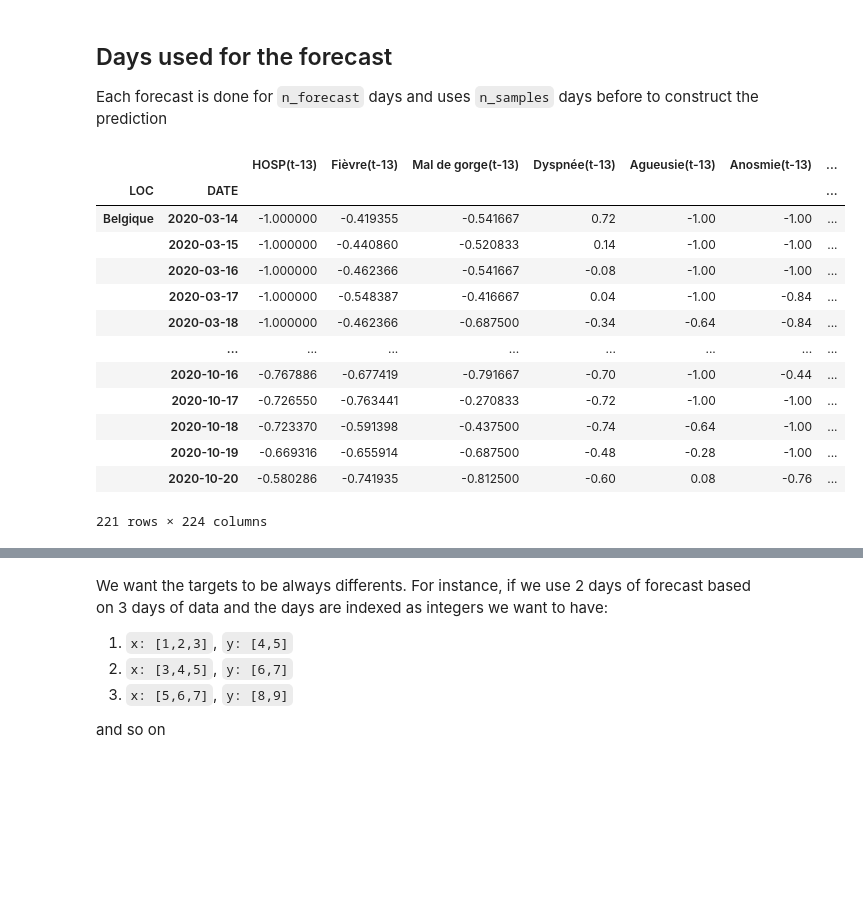
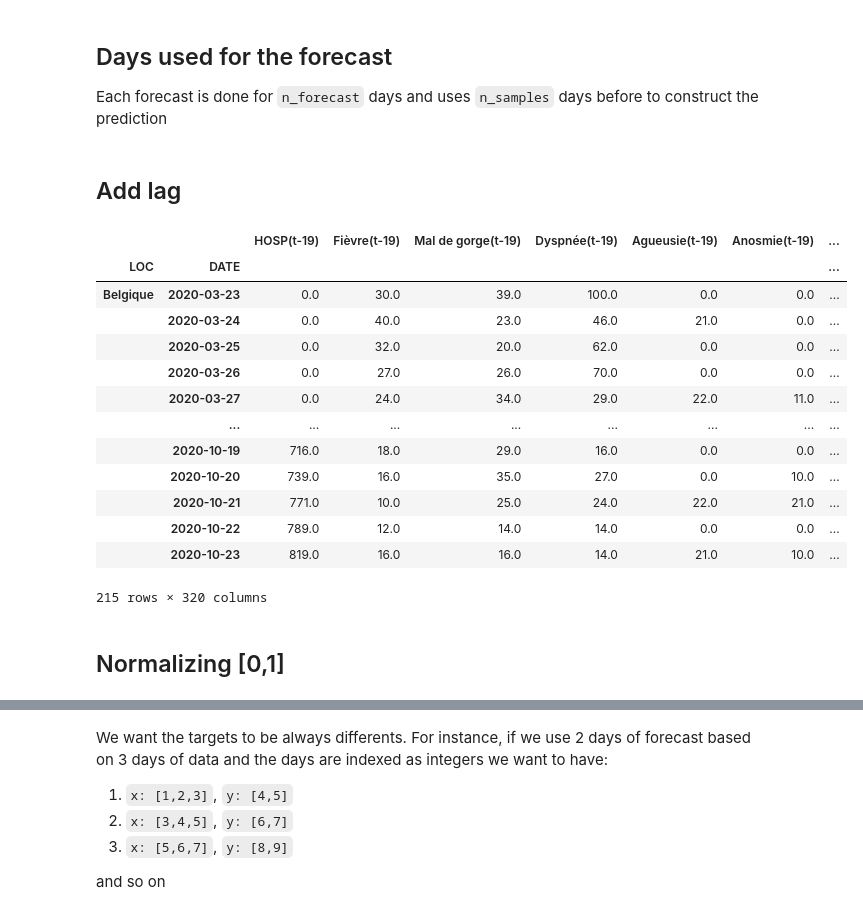
Before and after one commit to gerardmargaux/CovidThesis, a Jupyter notebook: src/LSTM.ipynb, the cells around one changed output, grey strips where cells are left out. Drawn from its saved outputs; the diff is of its cells as text; code cells hidden in the pictures; blank space fills up the shorter version.

```diff
--- a/src/LSTM.ipynb
+++ b/src/LSTM.ipynb
@@ -84,12 +82,12 @@ def create_dataframe_hospi(hospi_france, hospi_belgium, department_france, geo):
     hospitalisations = pd.read_csv(hospi_france, sep=";")
     data_fr = hospitalisations.join(departements.set_index('departmentCode'), on="dep").groupby(["regionName", "jour"],
                                                                                                 as_index=False).agg(
-        {"incid_hosp": "sum"})
-    data_fr = data_fr.rename(columns={"jour": "DATE", "incid_hosp": "HOSP", "regionName": "LOC"})
+        {"hosp": "sum"})
+    data_fr = data_fr.rename(columns={"jour": "DATE", "hosp": "HOSP", "regionName": "LOC"})
 
     # Belgian data
-    data_be = pd.read_csv(hospi_belgium).groupby(["DATE"]).agg({"NEW_IN": "sum"}).reset_index().rename(
-        columns={"NEW_IN": "HOSP"})
+    data_be = pd.read_csv(hospi_belgium).groupby(["DATE"]).agg({"TOTAL_IN": "sum"}).reset_index().rename(
+        columns={"TOTAL_IN": "HOSP"})
     data_be["LOC"] = "Belgique"
 
     # Full data
@@ -143,8 +141,6 @@ def create_df_trends(url_trends, geo):
 url_trends = "https://raw.githubusercontent.com/gerardmargaux/CovidThesis/master/data/trends/model/"
 url_hospi_belgium = "https://raw.githubusercontent.com/gerardmargaux/CovidThesis/master/data/hospi/be-covid-hospi.csv"
 url_department_france = "https://raw.githubusercontent.com/gerardmargaux/CovidThesis/master/src/france_departements.csv"
-url_hospi_france = "https://raw.githubusercontent.com/gerardmargaux/CovidThesis/master/data/hospi/fr-covid-hospi.csv"
+url_hospi_france = "https://raw.githubusercontent.com/gerardmargaux/CovidThesis/master/data/hospi/fr-covid-hospi-total.csv"
 df_trends = create_df_trends(url_trends, geocodes)
 df_hospi = create_dataframe_hospi(url_hospi_france, url_hospi_belgium, url_department_france, geocodes)
-merged_df = {k: pd.merge(df_hospi[k], df_trends[k], left_index=True, right_index=True) for k,v in geocodes.items()}
-merged_df
@@ -206,39 +152,61 @@ n_samples = 14  # Number of days used to make the prediction
+# %%
+n_forecast = 7  # Number of days we want to predict
+n_samples = 20  # Number of days used to make the prediction
+shift_hospi = 1  # delay between a date and its newest hosp value for this date
+# (ex: 26/10's newest value is for 25/10)
+shift_trends = 3  # delay between a date and its newest trends value for this date
+# %% [markdown]
+## Add lag
+# %%
+def timeseries_shift(data, lag, dropna=True):
+    """
+    Changes all columns with their shifted data
+    """
+    return data.shift(lag).dropna()
+
+for k in geocodes.keys():
+    df_hospi[k] = timeseries_shift(df_hospi[k], shift_hospi)
+    df_trends[k] = timeseries_shift(df_trends[k], shift_trends)
 # %%
 def timeseries_add_lag(data, lag, dropna=True):
     """
-    add lagged values to dataframe
+    Adds lagged values to dataframe
     """
     df = pd.DataFrame(data)
     init_columns = df.columns
     columns = [df.shift(i) for i in range(lag-1, 0, -1)]
     renaming = {}  # rename the columns
     delay = lag-1
     for i in range(lag-1):
         for k in init_columns:
             renaming[k] = f'{k}(t-{delay})'
         columns[i].rename(columns=renaming ,inplace=True)
         delay -= 1
     columns.append(df)
     df = pd.concat(columns, axis=1)
     return df.dropna() if dropna else df
 
-n_features = merged_df['BE'].shape[1]
-lagged_df = {}
+
+merged_df = {k: pd.merge(df_hospi[k], df_trends[k], left_index=True, right_index=True).dropna() for k,v in geocodes.items()}
+n_features = len(merged_df['BE'].columns)
 for k in geocodes.keys():
-    lagged_df[k] = timeseries_add_lag(merged_df[k], n_samples)
-lagged_df['BE']
+    merged_df[k] = timeseries_add_lag(merged_df[k], n_samples)
+
+merged_df['BE']
 # %% [output]
-|  |  | HOSP(t-13) | Fièvre(t-13) | Mal de gorge(t-13) | Dyspnée(t-13) | Agueusie(t-13) | Anosmie(t-13) | ... |
+|  |  | HOSP(t-19) | Fièvre(t-19) | Mal de gorge(t-19) | Dyspnée(t-19) | Agueusie(t-19) | Anosmie(t-19) | ... |
 | LOC | DATE |  |  |  |  |  |  | ... |
-| Belgique | 2020-03-14 | -1.000000 | -0.419355 | -0.541667 | 0.72 | -1.00 | -1.00 | ... |
-|  | 2020-03-15 | -1.000000 | -0.440860 | -0.520833 | 0.14 | -1.00 | -1.00 | ... |
-|  | 2020-03-16 | -1.000000 | -0.462366 | -0.541667 | -0.08 | -1.00 | -1.00 | ... |
-|  | 2020-03-17 | -1.000000 | -0.548387 | -0.416667 | 0.04 | -1.00 | -0.84 | ... |
-|  | 2020-03-18 | -1.000000 | -0.462366 | -0.687500 | -0.34 | -0.64 | -0.84 | ... |
+| Belgique | 2020-03-23 | 0.0 | 30.0 | 39.0 | 100.0 | 0.0 | 0.0 | ... |
+|  | 2020-03-24 | 0.0 | 40.0 | 23.0 | 46.0 | 21.0 | 0.0 | ... |
+|  | 2020-03-25 | 0.0 | 32.0 | 20.0 | 62.0 | 0.0 | 0.0 | ... |
+|  | 2020-03-26 | 0.0 | 27.0 | 26.0 | 70.0 | 0.0 | 0.0 | ... |
+|  | 2020-03-27 | 0.0 | 24.0 | 34.0 | 29.0 | 22.0 | 11.0 | ... |
 |  | ... | ... | ... | ... | ... | ... | ... | ... |
-|  | 2020-10-16 | -0.767886 | -0.677419 | -0.791667 | -0.70 | -1.00 | -0.44 | ... |
-|  | 2020-10-17 | -0.726550 | -0.763441 | -0.270833 | -0.72 | -1.00 | -1.00 | ... |
-|  | 2020-10-18 | -0.723370 | -0.591398 | -0.437500 | -0.74 | -0.64 | -1.00 | ... |
-|  | 2020-10-19 | -0.669316 | -0.655914 | -0.687500 | -0.48 | -0.28 | -1.00 | ... |
-|  | 2020-10-20 | -0.580286 | -0.741935 | -0.812500 | -0.60 | 0.08 | -0.76 | ... |
+|  | 2020-10-19 | 716.0 | 18.0 | 29.0 | 16.0 | 0.0 | 0.0 | ... |
+|  | 2020-10-20 | 739.0 | 16.0 | 35.0 | 27.0 | 0.0 | 10.0 | ... |
+|  | 2020-10-21 | 771.0 | 10.0 | 25.0 | 24.0 | 22.0 | 21.0 | ... |
+|  | 2020-10-22 | 789.0 | 12.0 | 14.0 | 14.0 | 0.0 | 0.0 | ... |
+|  | 2020-10-23 | 819.0 | 16.0 | 16.0 | 14.0 | 21.0 | 10.0 | ... |
-221 rows × 224 columns
+215 rows × 320 columns
+# %% [markdown]
+## Normalizing [0,1]
```
Also changed, not shown: parts of 16 cells of this notebook, 1 other file.
